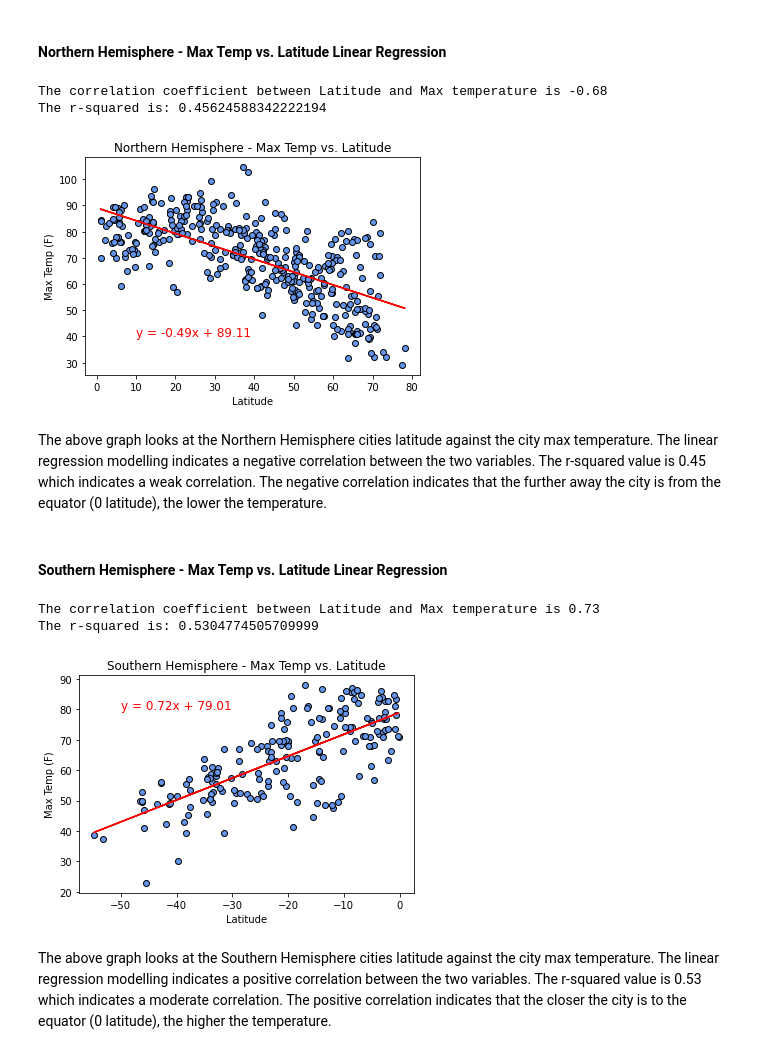
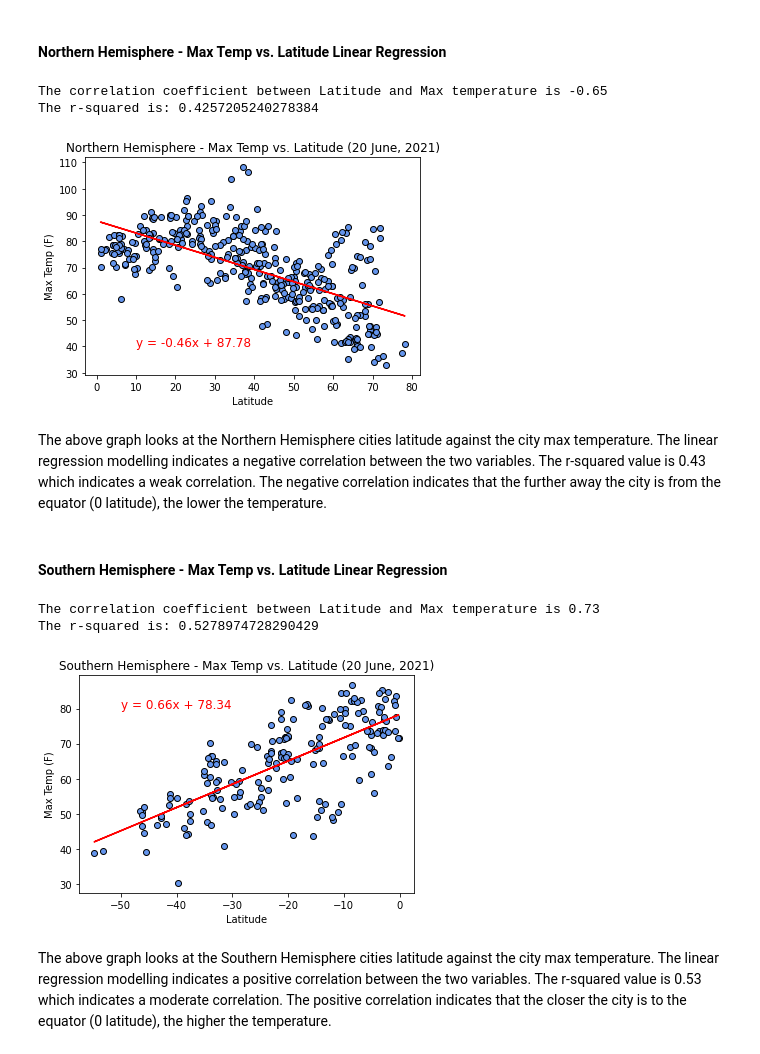
Before and after one commit to LP-116/python-api-challenge, a Jupyter notebook: WeatherPy/WeatherPy.ipynb, the cells around one changed output. Saved outputs shown, nothing was run; the diff lists cells and outputs as text; code cells hidden in the pictures.

```diff
--- a/WeatherPy/WeatherPy.ipynb
+++ b/WeatherPy/WeatherPy.ipynb
@@ -373,19 +385,19 @@ def linear_regression(x_value, y_value, l1, l2, colour):
 # %%
 # Here we call our linear regression function and input the parameters.
 linear_regression(northern_df["Lat"], northern_df["Max Temp"], 10, 40, "cornflowerblue")
 
 # Define the graph labels, title, save the figure and then display the graph.
 plt.xlabel("Latitude")
 plt.ylabel("Max Temp (F)")
-plt.title("Northern Hemisphere - Max Temp vs. Latitude")
+plt.title(f"Northern Hemisphere - Max Temp vs. Latitude ({plot_date})")
 plt.savefig("output_data/northern_lat_temp.png", bbox_inches='tight');
 plt.show()
 # %% [output]
-The correlation coefficient between Latitude and Max temperature is -0.68
-The r-squared is: 0.45624588342222194
+The correlation coefficient between Latitude and Max temperature is -0.65
+The r-squared is: 0.4257205240278384
-[figure, old version]
+[figure, new version]
 # %% [markdown]
-The above graph looks at the Northern Hemisphere cities latitude against the city max temperature. The linear regression modelling indicates a negative correlation between the two variables. The r-squared value is 0.45 which indicates a weak correlation. The negative correlation indicates that the further away the city is from the equator (0 latitude), the lower the temperature.
+The above graph looks at the Northern Hemisphere cities latitude against the city max temperature. The linear regression modelling indicates a negative correlation between the two variables. The r-squared value is 0.43 which indicates a weak correlation. The negative correlation indicates that the further away the city is from the equator (0 latitude), the lower the temperature.
 # %% [markdown]
 ####  Southern Hemisphere - Max Temp vs. Latitude Linear Regression
 # %%
@@ -395,13 +407,13 @@ linear_regression(southern_df["Lat"], southern_df["Max Temp"], -50, 80, "cornflo
 # Define the graph labels, title, save the figure and then display the graph.
 plt.xlabel("Latitude")
 plt.ylabel("Max Temp (F)")
-plt.title("Southern Hemisphere - Max Temp vs. Latitude")
+plt.title(f"Southern Hemisphere - Max Temp vs. Latitude ({plot_date})")
 plt.savefig("output_data/southern_lat_temp.png", bbox_inches='tight');
 plt.show()
 # %% [output]
 The correlation coefficient between Latitude and Max temperature is 0.73
-The r-squared is: 0.5304774505709999
+The r-squared is: 0.5278974728290429
-[figure, old version]
+[figure, new version]
 # %% [markdown]
 The above graph looks at the Southern Hemisphere cities latitude against the city max temperature. The linear regression modelling indicates a positive correlation between the two variables. The r-squared value is 0.53 which indicates a moderate correlation. The positive correlation indicates that the closer the city is to the equator (0 latitude), the higher the temperature.
 # %% [markdown]
```
Also changed, not shown: parts of 23 cells of this notebook, 13 other files.
